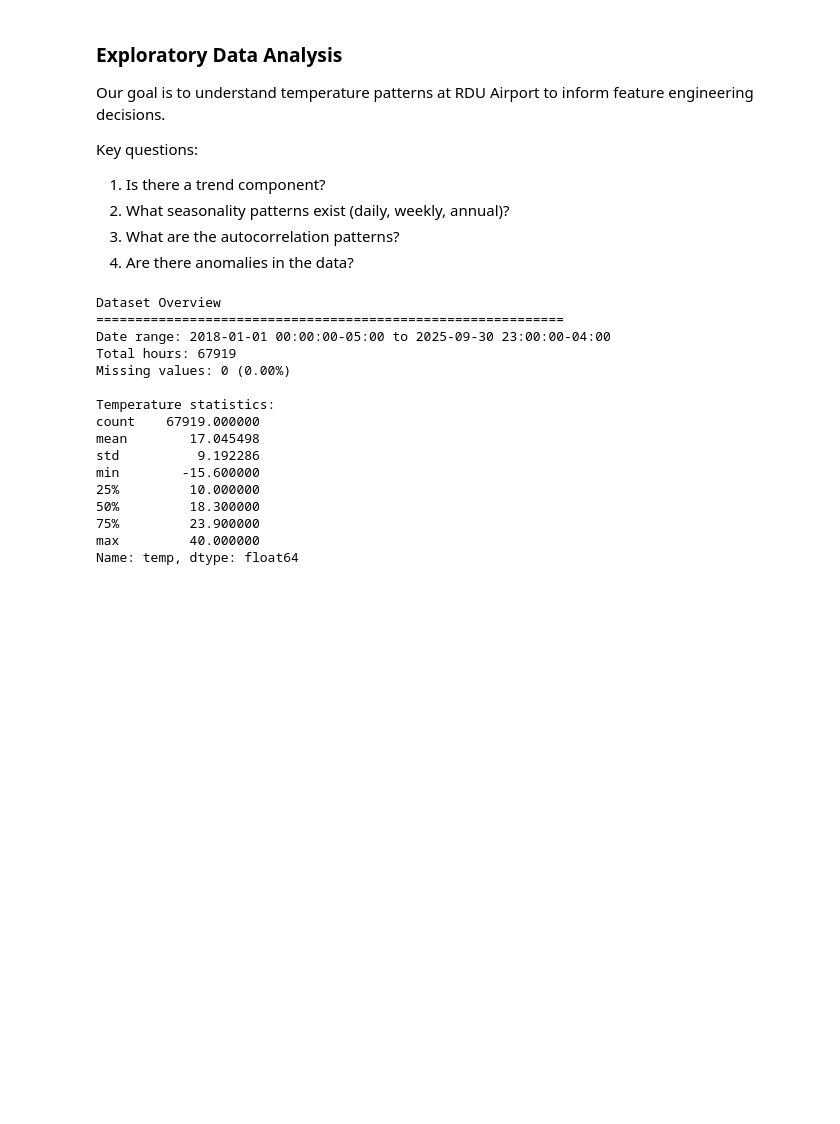
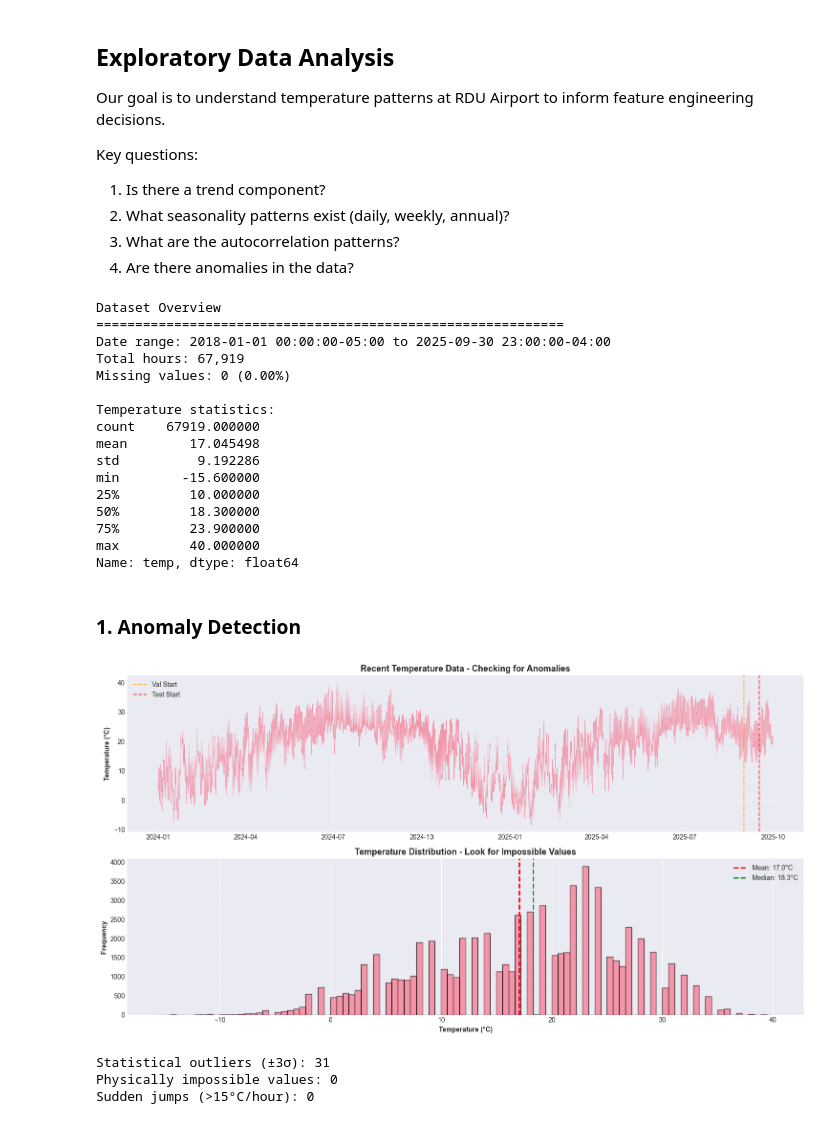
Before and after one commit to sam-packer/AIPI520_Weather_Prediction, a Jupyter notebook: eda.ipynb, the cells around one changed output. Drawn from its saved outputs; the diff is of its cells as text; code cells hidden in the pictures; blank space fills up the shorter version.

```diff
--- a/eda.ipynb
+++ b/eda.ipynb
@@ -1,5 +1,5 @@
 # %% [markdown]
-### Exploratory Data Analysis
+## Exploratory Data Analysis
 
 Our goal is to understand temperature patterns at RDU Airport to inform feature engineering decisions.
 
@@ -15,6 +15,7 @@ import matplotlib.pyplot as plt
 import seaborn as sns
 from statsmodels.tsa.seasonal import seasonal_decompose
 from statsmodels.graphics.tsaplots import plot_acf
+from datetime import datetime
 import warnings
 warnings.filterwarnings('ignore')
 
@@ -22,13 +23,27 @@ warnings.filterwarnings('ignore')
 plt.style.use('seaborn-v0_8-darkgrid')
 sns.set_palette("husl")
 
+CONFIG = {
+    'data_start': '2018-01-01 00:00',
+    'train_end': '2025-08-31 23:00',
+    'val_start': '2025-09-01 00:00',
+    'val_end': '2025-09-16 23:00',
+    'test_start': '2025-09-17 00:00',
+    'test_end': '2025-09-30 23:00',
+    'timezone': 'America/New_York',
+}
+
 # Load data
 df = pd.read_csv("rdu_weather_full.csv", index_col=0, parse_dates=True)
+
+# Convert to Eastern Time
+dt_index = pd.to_datetime(df.index, utc=True, errors='raise')
+df.index = dt_index.tz_convert(CONFIG['timezone'])
 
 print("Dataset Overview")
 print("="*60)
 print(f"Date range: {df.index.min()} to {df.index.max()}")
-print(f"Total hours: {len(df)}")
+print(f"Total hours: {len(df):,}")
 print(f"Missing values: {df['temp'].isna().sum()} ({df['temp'].isna().sum()/len(df)*100:.2f}%)")
 print(f"\nTemperature statistics:")
 print(df['temp'].describe())
@@ -36,7 +51,7 @@ print(df['temp'].describe())
 Dataset Overview
 ============================================================
 Date range: 2018-01-01 00:00:00-05:00 to 2025-09-30 23:00:00-04:00
-Total hours: 67919
+Total hours: 67,919
 Missing values: 0 (0.00%)
 
 Temperature statistics:
@@ -49,3 +64,62 @@ min        -15.600000
 75%         23.900000
 max         40.000000
 Name: temp, dtype: float64
+# %% [markdown]
+### 1. Anomaly Detection
+# %%
+fig, axes = plt.subplots(2, 1, figsize=(15, 8))
+
+# Plot 1: Recent temperature time series (easier to spot anomalies)
+ax = axes[0]
+recent = df['2024-01-01':CONFIG['test_end']]
+ax.plot(recent.index, recent['temp'], linewidth=0.5, alpha=0.7)
+ax.axvline(pd.Timestamp(CONFIG['val_start']), color='orange', linestyle='--', alpha=0.7, label='Val Start')
+ax.axvline(pd.Timestamp(CONFIG['test_start']), color='red', linestyle='--', alpha=0.7, label='Test Start')
+ax.set_ylabel('Temperature (°C)', fontweight='bold')
+ax.set_title('Recent Temperature Data - Checking for Anomalies', fontweight='bold', fontsize=13)
+ax.legend()
+ax.grid(True, alpha=0.3)
+
+# Plot 2: Histogram to spot outliers
+ax = axes[1]
+ax.hist(df['temp'].dropna(), bins=100, edgecolor='black', alpha=0.7)
+ax.axvline(df['temp'].mean(), color='red', linestyle='--', linewidth=2, label=f'Mean: {df["temp"].mean():.1f}°C')
+ax.axvline(df['temp'].median(), color='green', linestyle='--', linewidth=2, label=f'Median: {df["temp"].median():.1f}°C')
+ax.set_xlabel('Temperature (°C)', fontweight='bold')
+ax.set_ylabel('Frequency', fontweight='bold')
+ax.set_title('Temperature Distribution - Look for Impossible Values', fontweight='bold', fontsize=13)
+ax.legend()
+ax.grid(True, alpha=0.3, axis='y')
+
+plt.tight_layout()
+plt.show()
+
+# Statistical outlier detection (±3σ method)
+mean_temp = df['temp'].mean()
+std_temp = df['temp'].std()
+anomalies_3sigma = (df['temp'] < mean_temp - 3*std_temp) | (df['temp'] > mean_temp + 3*std_temp)
+
+print(f"\nStatistical outliers (±3σ): {anomalies_3sigma.sum()}")
+
+# Detect physically impossible values for RDU
+# Historical RDU: Record low = -16°C (1985), Record high = 41°C (2012)
+anomalies_physical = (df['temp'] < -20) | (df['temp'] > 45)
+print(f"Physically impossible values: {anomalies_physical.sum()}")
+
+if anomalies_physical.sum() > 0:
+    print("\nAnomalous values found:")
+    print(df[anomalies_physical][['temp']].sort_values('temp').head(20))
+
+# Detect sudden jumps (>15°C change in 1 hour)
+temp_diff = df['temp'].diff().abs()
+sudden_jumps = temp_diff > 15
+print(f"Sudden jumps (>15°C/hour): {sudden_jumps.sum()}")
+
+if sudden_jumps.sum() > 0:
+    print("\nSudden temperature jumps:")
+    print(df[sudden_jumps][['temp']])
+# %% [output]
+[figure, added]
+Statistical outliers (±3σ): 31
+Physically impossible values: 0
+Sudden jumps (>15°C/hour): 0
```
Also changed, not shown: parts of 14 cells of this notebook.
